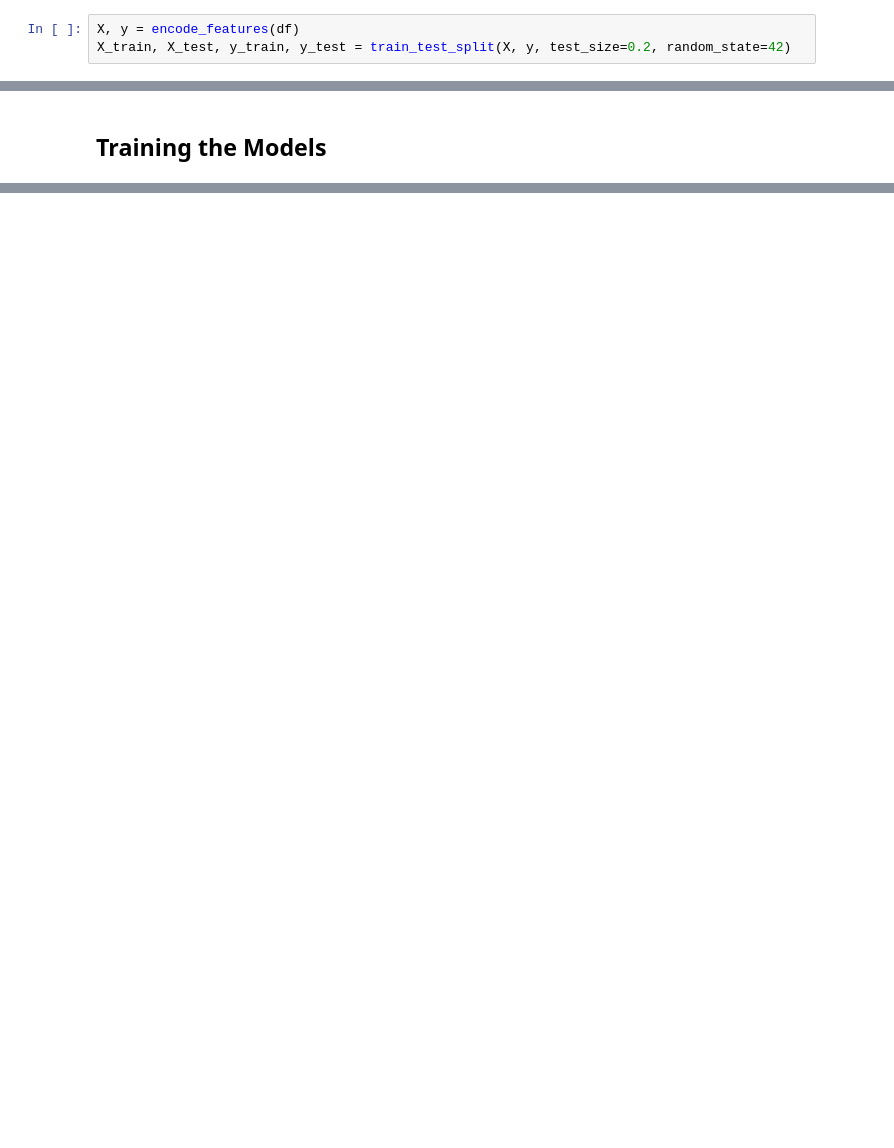
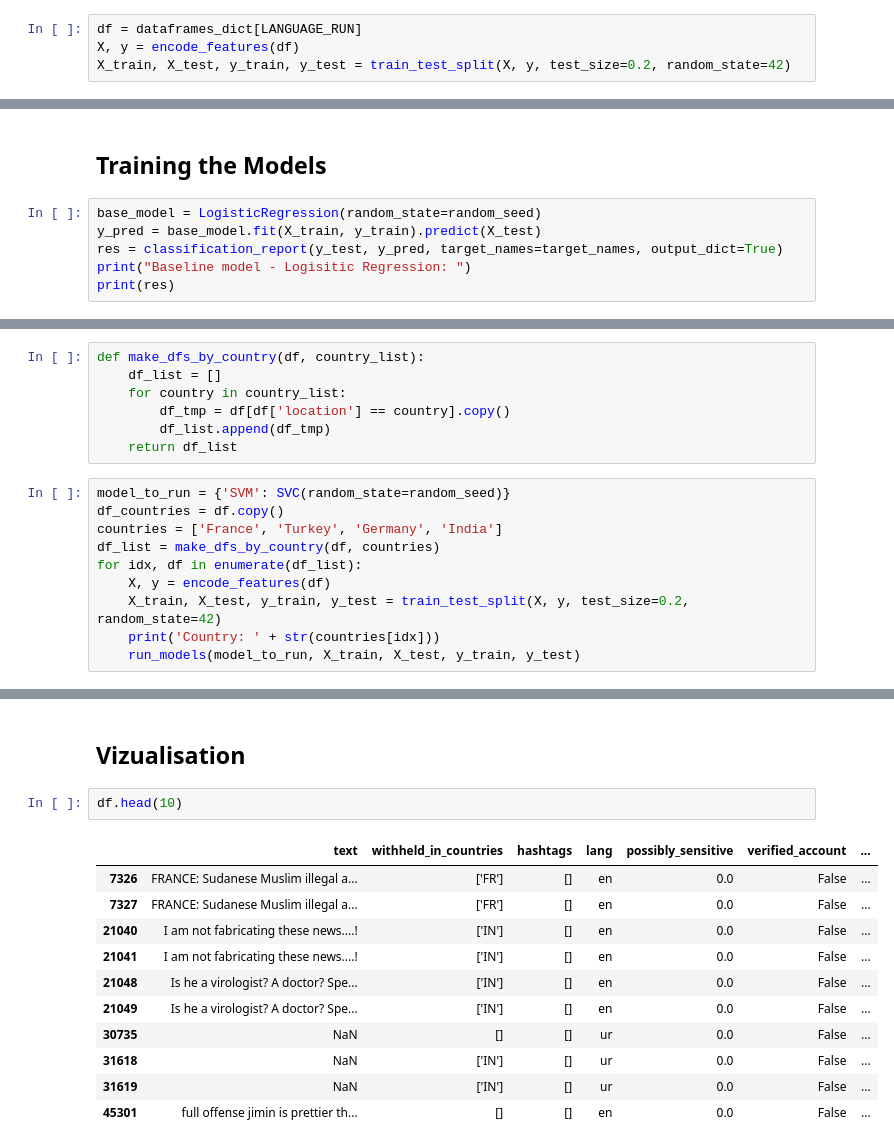
Before and after one commit to CS-433/ml-project-2-VD-FN-JS, a Jupyter notebook: clean_notebook.ipynb, the cells around one changed output, grey strips where cells are left out. Saved outputs shown, nothing was run; the diff lists cells and outputs as text; blank space fills up the shorter version.

```diff
--- a/clean_notebook.ipynb
+++ b/clean_notebook.ipynb
@@ -230,5 +316,6 @@ def encode_features(df):
 
     return X, y
 # %%
+df = dataframes_dict[LANGUAGE_RUN]
 X, y = encode_features(df)
 X_train, X_test, y_train, y_test = train_test_split(X, y, test_size=0.2, random_state=42)
@@ -235,2 +332,8 @@ X_train, X_test, y_train, y_test = train_test_split(X, y, test_size=0.2, random_
 # %% [markdown]
 ## Training the Models
+# %%
+base_model = LogisticRegression(random_state=random_seed)
+y_pred = base_model.fit(X_train, y_train).predict(X_test)
+res = classification_report(y_test, y_pred, target_names=target_names, output_dict=True)
+print("Baseline model - Logisitic Regression: ")
+print(res)
@@ -249,0 +363,17 @@ for name in models.keys():
+# %%
+def make_dfs_by_country(df, country_list):
+    df_list = []
+    for country in country_list:
+        df_tmp = df[df['location'] == country].copy()
+        df_list.append(df_tmp)
+    return df_list
+# %%
+model_to_run = {'SVM': SVC(random_state=random_seed)}
+df_countries = df.copy()
+countries = ['France', 'Turkey', 'Germany', 'India']
+df_list = make_dfs_by_country(df, countries)
+for idx, df in enumerate(df_list):
+    X, y = encode_features(df)
+    X_train, X_test, y_train, y_test = train_test_split(X, y, test_size=0.2, random_state=42)
+    print('Country: ' + str(countries[idx]))
+    run_models(model_to_run, X_train, X_test, y_train, y_test)
@@ -249,0 +431,16 @@ for name in models.keys():
+# %% [markdown]
+## Vizualisation
+# %%
+df.head(10)
+# %% [output]
+|  | text | withheld_in_countries | hashtags | lang | possibly_sensitive | verified_account | ... |
+| 7326 | FRANCE: Sudanese Muslim illegal a... | ['FR'] | [] | en | 0.0 | False | ... |
+| 7327 | FRANCE: Sudanese Muslim illegal a... | ['FR'] | [] | en | 0.0 | False | ... |
+| 21040 | I am not fabricating these news....! | ['IN'] | [] | en | 0.0 | False | ... |
+| 21041 | I am not fabricating these news....! | ['IN'] | [] | en | 0.0 | False | ... |
+| 21048 | Is he a virologist? A doctor? Spe... | ['IN'] | [] | en | 0.0 | False | ... |
+| 21049 | Is he a virologist? A doctor? Spe... | ['IN'] | [] | en | 0.0 | False | ... |
+| 30735 | NaN | [] | [] | ur | 0.0 | False | ... |
+| 31618 | NaN | ['IN'] | [] | ur | 0.0 | False | ... |
+| 31619 | NaN | ['IN'] | [] | ur | 0.0 | False | ... |
+| 45301 | full offense jimin is prettier th... | [] | [] | en | 0.0 | False | ... |
```
Also changed, not shown: parts of 27 cells of this notebook, 10 other files.
